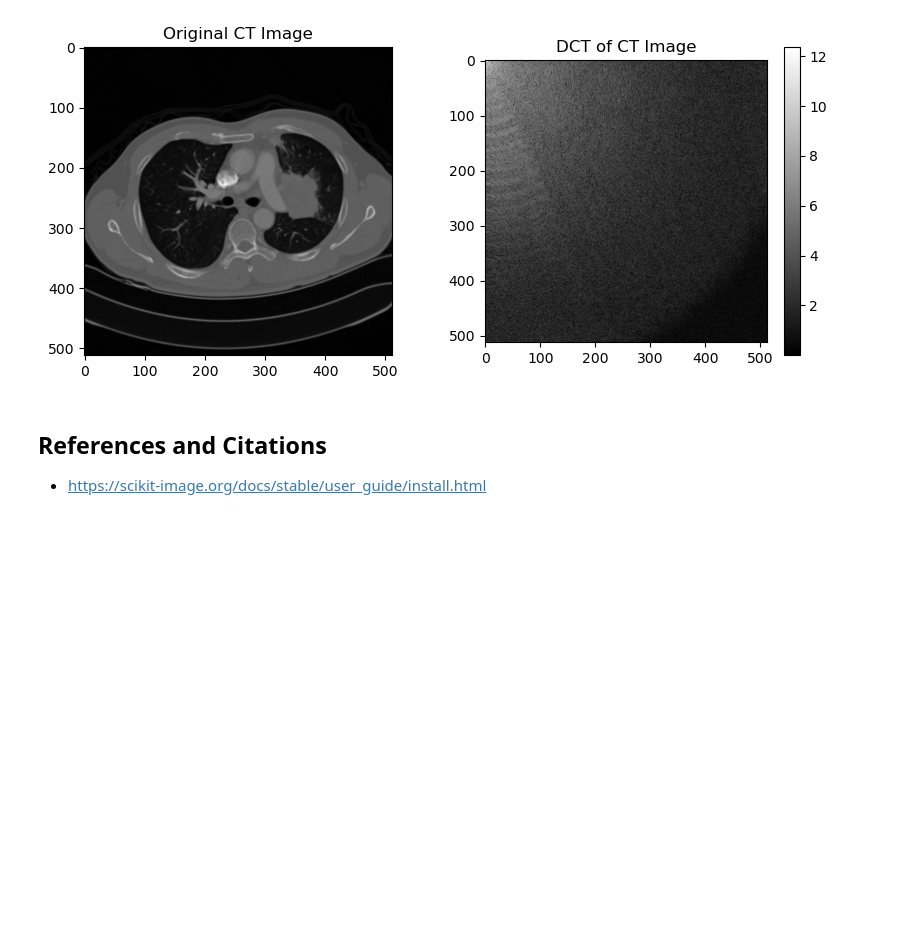
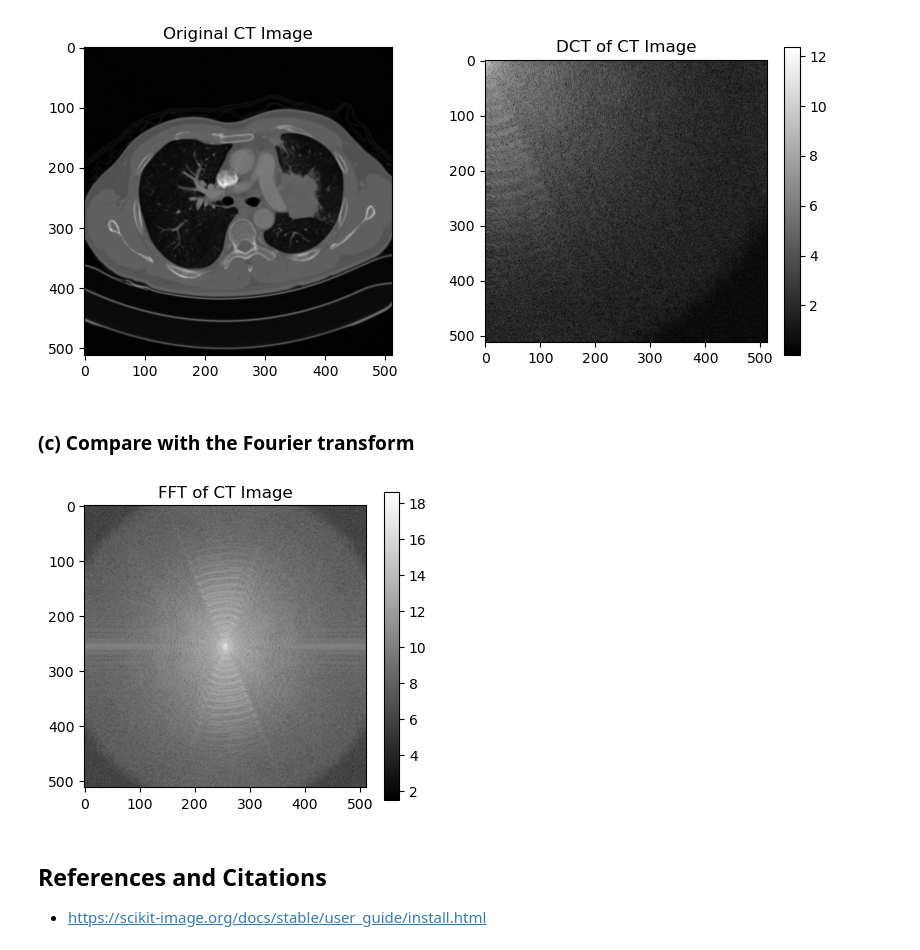
Before and after one commit to egunadi/bme527-hw2, a Jupyter notebook: notebook/Gunadi_Eben_HW2.ipynb, the cells around one changed output. Drawn from its saved outputs; the diff is of its cells as text; code cells hidden in the pictures; blank space fills up the shorter version.

```diff
--- a/notebook/Gunadi_Eben_HW2.ipynb
+++ b/notebook/Gunadi_Eben_HW2.ipynb
@@ -58,6 +58,31 @@ plt.colorbar()
 plt.show()
 # %% [output]
 [figure]
+# %% [markdown]
+### (c) Compare with the Fourier transform
+# %%
+from scipy.fft import fft2, fftshift
+
+# Perform 2D FFT
+fft_transformed = fft2(dicom_image)
+
+# Shift the FFT so low frequencies are at the center
+fft_transformed_shifted = fftshift(fft_transformed)
+
+# Save the FFT magnitude image as .png file
+plt.imsave('../data/png/image12_fft.png', np.log(np.abs(fft_transformed_shifted)), cmap='gray')
+
+# Plot the FFT result (log scale to enhance visibility)
+plt.figure(figsize=(10, 4))
+
+plt.subplot(1, 2, 1)
+plt.imshow(np.log(np.abs(fft_transformed_shifted)), cmap='gray')
+plt.title("FFT of CT Image")
+plt.colorbar()
+
+plt.show()
+# %% [output]
+[figure, added]
 # %% [markdown]
 ## References and Citations
 
```
Also changed, not shown: parts of 2 cells of this notebook, 2 other files.
